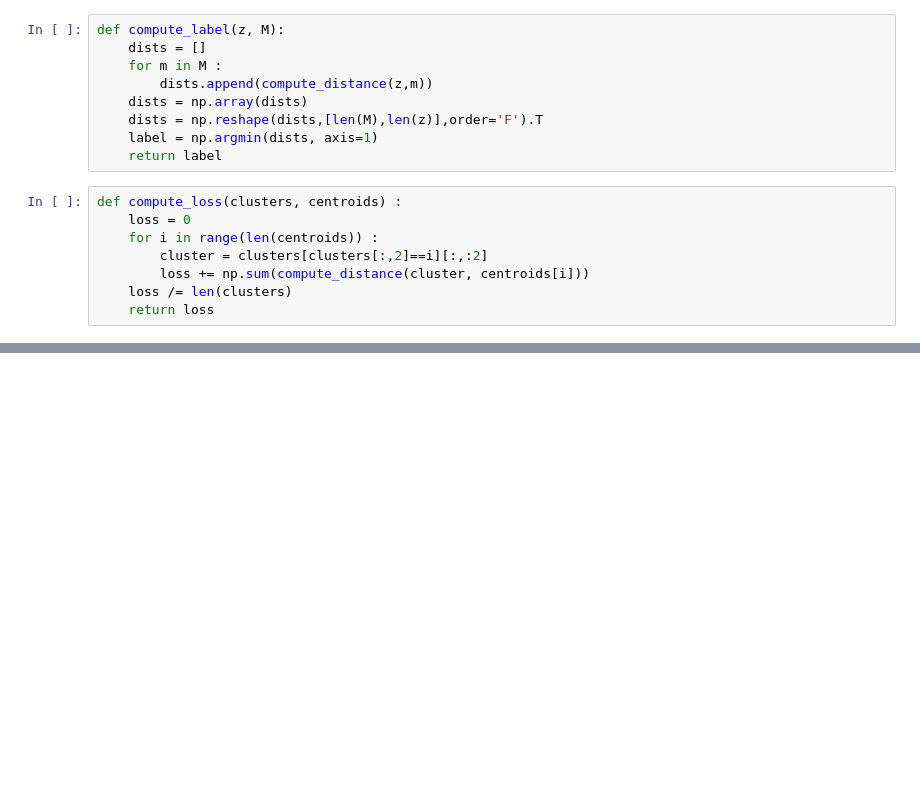
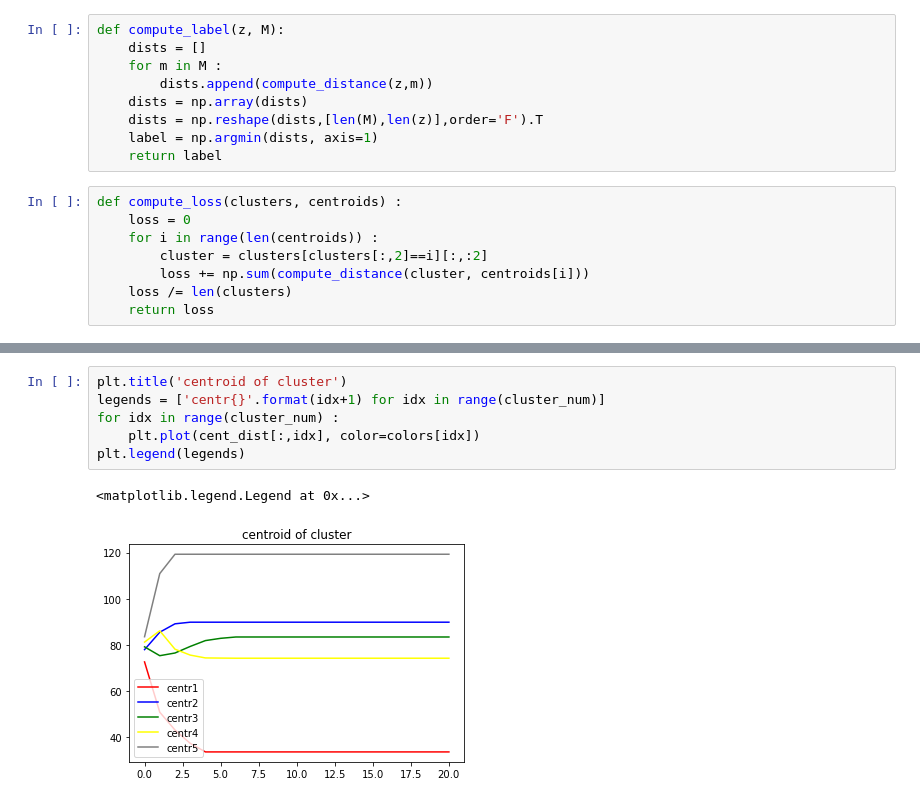
Before and after one commit to nh7881/machine_learning_project_class, a Jupyter notebook: exercise_07/assignment_07.ipynb, the cells around one changed output, grey strips where cells are left out. Cells and saved outputs as stored; diff of their text form; blank space fills up the shorter version.

```diff
--- a/exercise_07/assignment_07.ipynb
+++ b/exercise_07/assignment_07.ipynb
@@ -101,0 +107,9 @@ plt.plot(L_iters)
+# %%
+plt.title('centroid of cluster')
+legends = ['centr{}'.format(idx+1) for idx in range(cluster_num)]
+for idx in range(cluster_num) :
+    plt.plot(cent_dist[:,idx], color=colors[idx])
+plt.legend(legends)
+# %% [output]
+<matplotlib.legend.Legend at 0x...>
+[figure, added]
```
Also changed, not shown: parts of 4 cells of this notebook.
